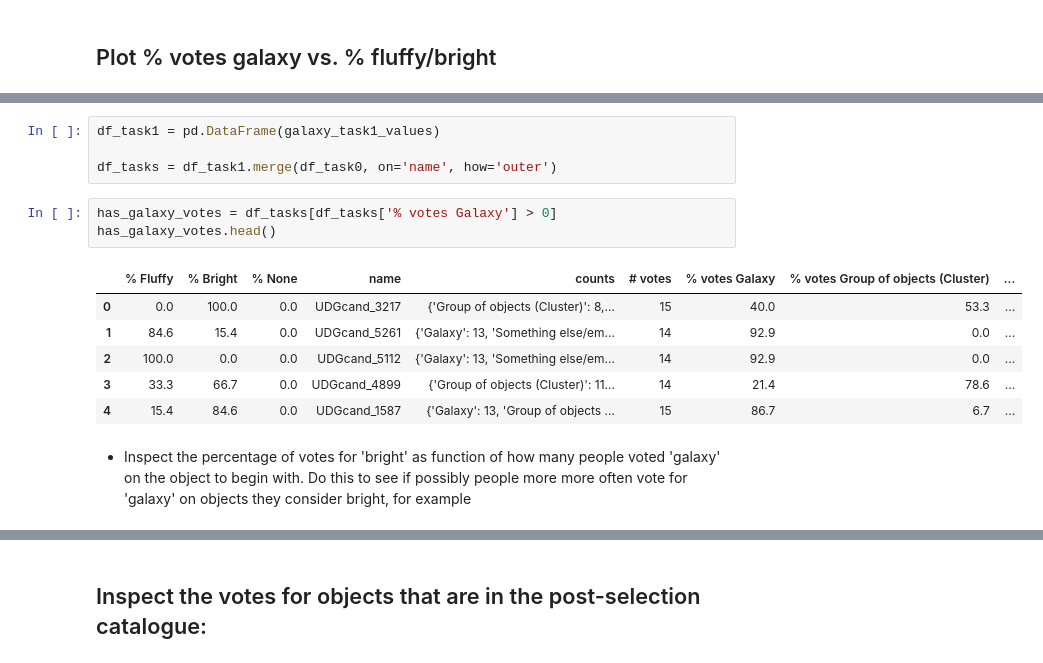
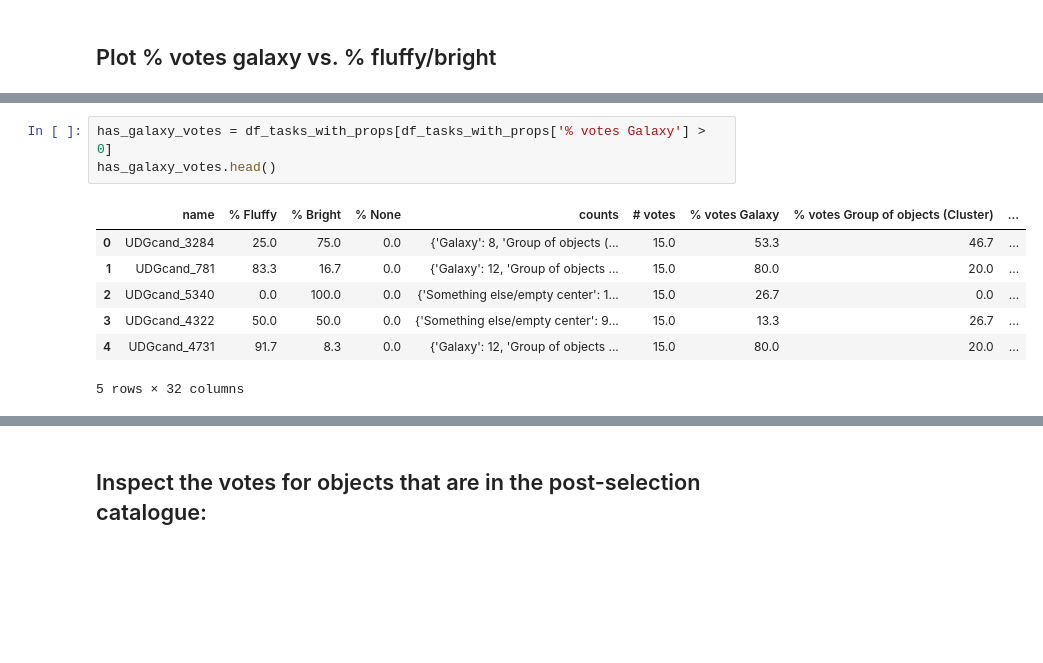
Before and after one commit to Seerden/SpaceFluff, a Jupyter notebook: analysis/classify workflow/sf_classify.ipynb, the cells around one changed output, grey strips where cells are left out. Drawn from its saved outputs; the diff is of its cells as text; blank space fills up the shorter version.

```diff
--- a/analysis/classify workflow/sf_classify.ipynb
+++ b/analysis/classify workflow/sf_classify.ipynb
@@ -279,16 +189,11 @@ for name in set(galaxy_names):
-# %%
-df_task1 = pd.DataFrame(galaxy_task1_values)
-
-df_tasks = df_task1.merge(df_task0, on='name', how='outer')
 # %%
-has_galaxy_votes = df_tasks[df_tasks['% votes Galaxy'] > 0]
+has_galaxy_votes = df_tasks_with_props[df_tasks_with_props['% votes Galaxy'] > 0]
 has_galaxy_votes.head()
 # %% [output]
-|  | % Fluffy | % Bright | % None | name | counts | # votes | % votes Galaxy | % votes Group of objects (Cluster) | ... |
-| 0 | 0.0 | 100.0 | 0.0 | UDGcand_3217 | {'Group of objects (Cluster)': 8,... | 15 | 40.0 | 53.3 | ... |
-| 1 | 84.6 | 15.4 | 0.0 | UDGcand_5261 | {'Galaxy': 13, 'Something else/em... | 14 | 92.9 | 0.0 | ... |
-| 2 | 100.0 | 0.0 | 0.0 | UDGcand_5112 | {'Galaxy': 13, 'Something else/em... | 14 | 92.9 | 0.0 | ... |
-| 3 | 33.3 | 66.7 | 0.0 | UDGcand_4899 | {'Group of objects (Cluster)': 11... | 14 | 21.4 | 78.6 | ... |
-| 4 | 15.4 | 84.6 | 0.0 | UDGcand_1587 | {'Galaxy': 13, 'Group of objects ... | 15 | 86.7 | 6.7 | ... |
+|  | name | % Fluffy | % Bright | % None | counts | # votes | % votes Galaxy | % votes Group of objects (Cluster) | ... |
+| 0 | UDGcand_3284 | 25.0 | 75.0 | 0.0 | {'Galaxy': 8, 'Group of objects (... | 15.0 | 53.3 | 46.7 | ... |
+| 1 | UDGcand_781 | 83.3 | 16.7 | 0.0 | {'Galaxy': 12, 'Group of objects ... | 15.0 | 80.0 | 20.0 | ... |
+| 2 | UDGcand_5340 | 0.0 | 100.0 | 0.0 | {'Something else/empty center': 1... | 15.0 | 26.7 | 0.0 | ... |
+| 3 | UDGcand_4322 | 50.0 | 50.0 | 0.0 | {'Something else/empty center': 9... | 15.0 | 13.3 | 26.7 | ... |
+| 4 | UDGcand_4731 | 91.7 | 8.3 | 0.0 | {'Galaxy': 12, 'Group of objects ... | 15.0 | 80.0 | 20.0 | ... |
+5 rows × 32 columns
-# %% [markdown]
-- Inspect the percentage of votes for 'bright' as function of how many people voted 'galaxy' on the object to begin with. Do this to see if possibly people more more often vote for 'galaxy' on objects they consider bright, for example
```
Also changed, not shown: parts of 29 cells of this notebook, 4 other files.
